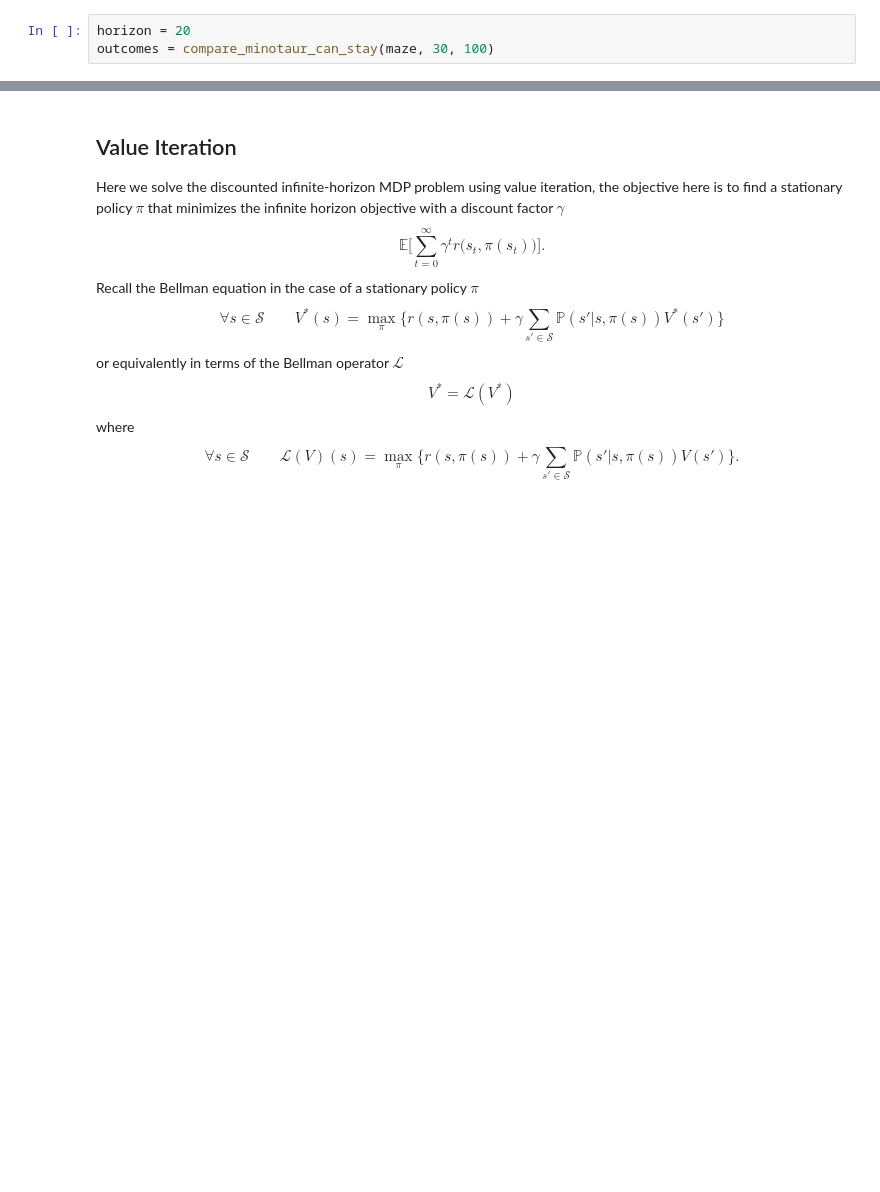
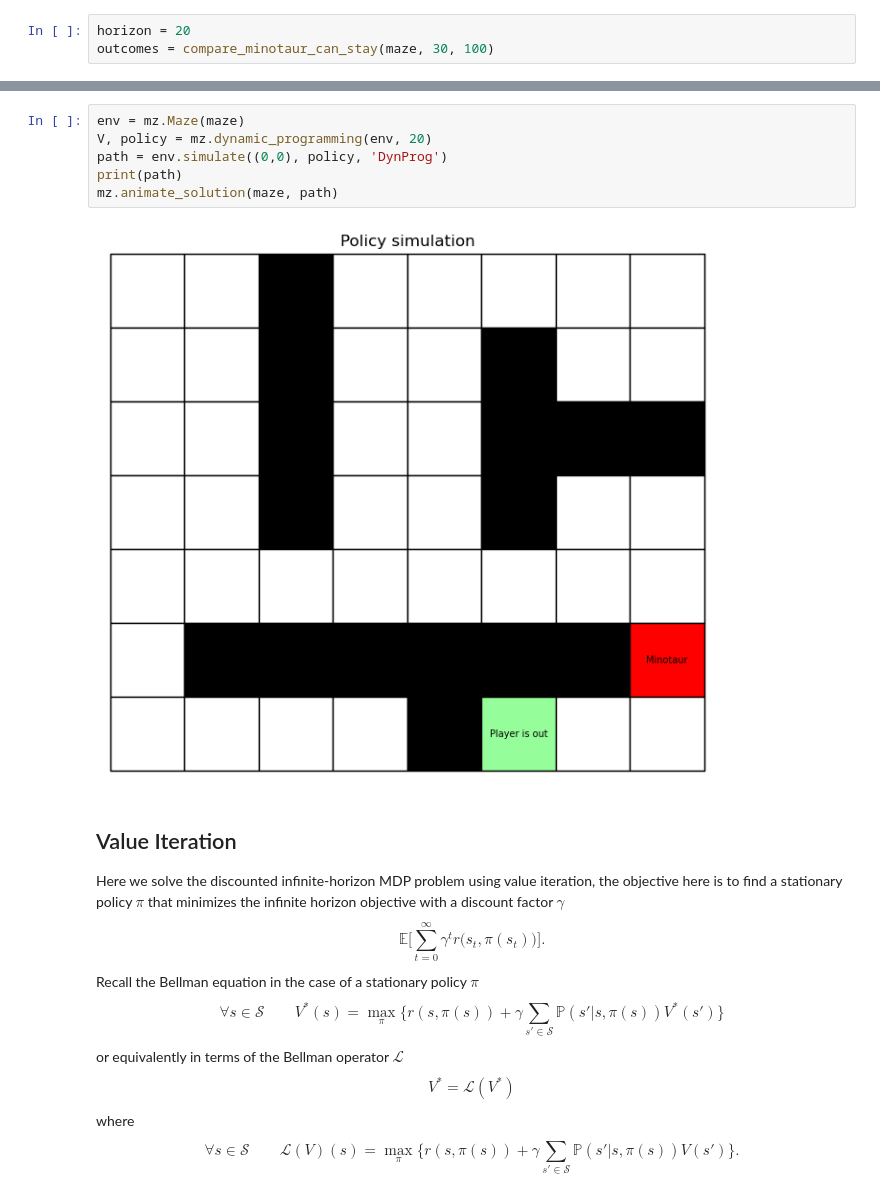
Before and after one commit to jannikwagner/el2805_labs, a Jupyter notebook: lab1/lab0_p1_p2.ipynb, the cells around one changed output, grey strips where cells are left out. Saved outputs shown, nothing was run; the diff lists cells and outputs as text; blank space fills up the shorter version.

```diff
--- a/lab1/lab0_p1_p2.ipynb
+++ b/lab1/lab0_p1_p2.ipynb
@@ -246,3 +286,11 @@ plt.show()
+# %%
+env = mz.Maze(maze)
+V, policy = mz.dynamic_programming(env, 20)
+path = env.simulate((0,0), policy, 'DynProg')
+print(path)
+mz.animate_solution(maze, path)
+# %% [output]
+[figure, added]
 # %% [markdown]
 ## Value Iteration
 
```
Also changed, not shown: parts of 10 cells of this notebook, 4 other files.
